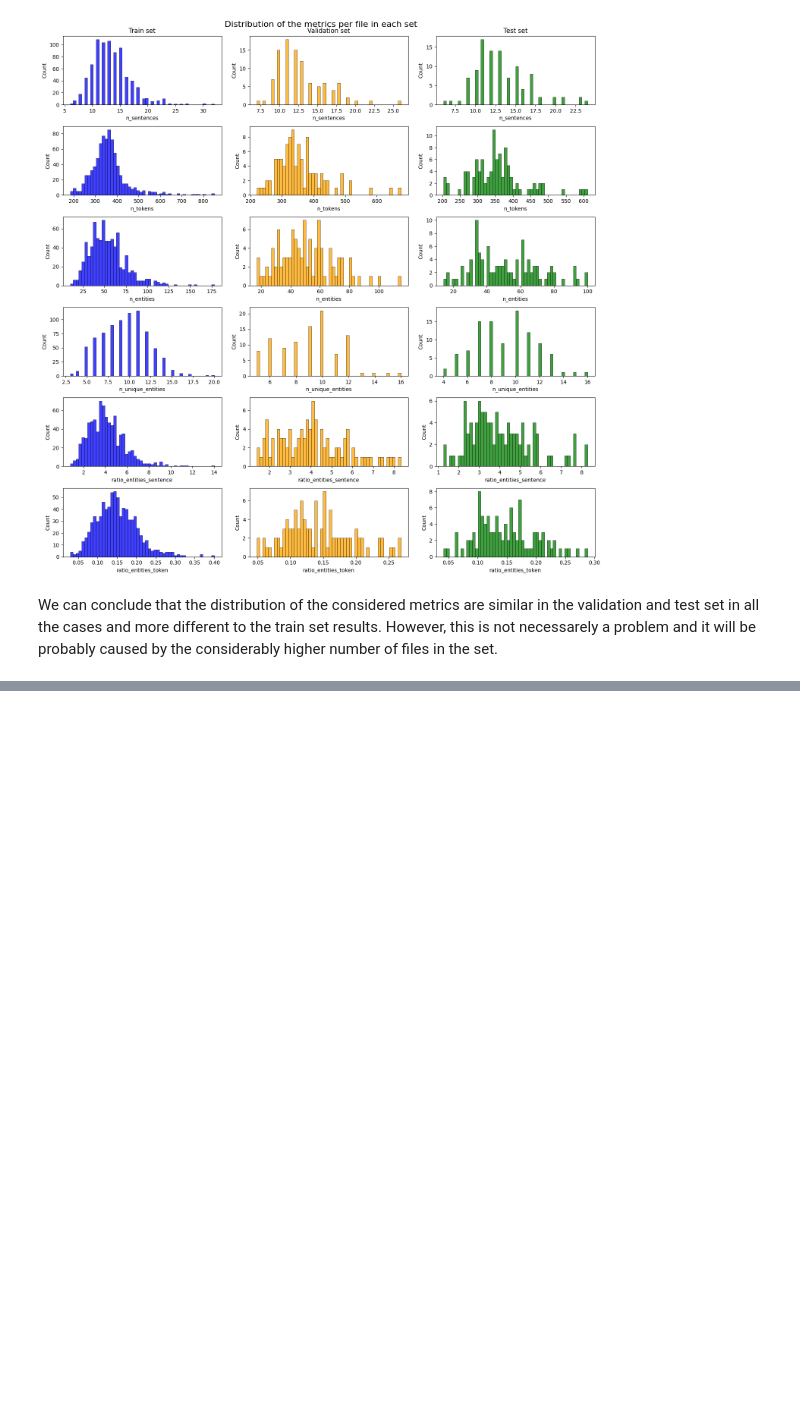
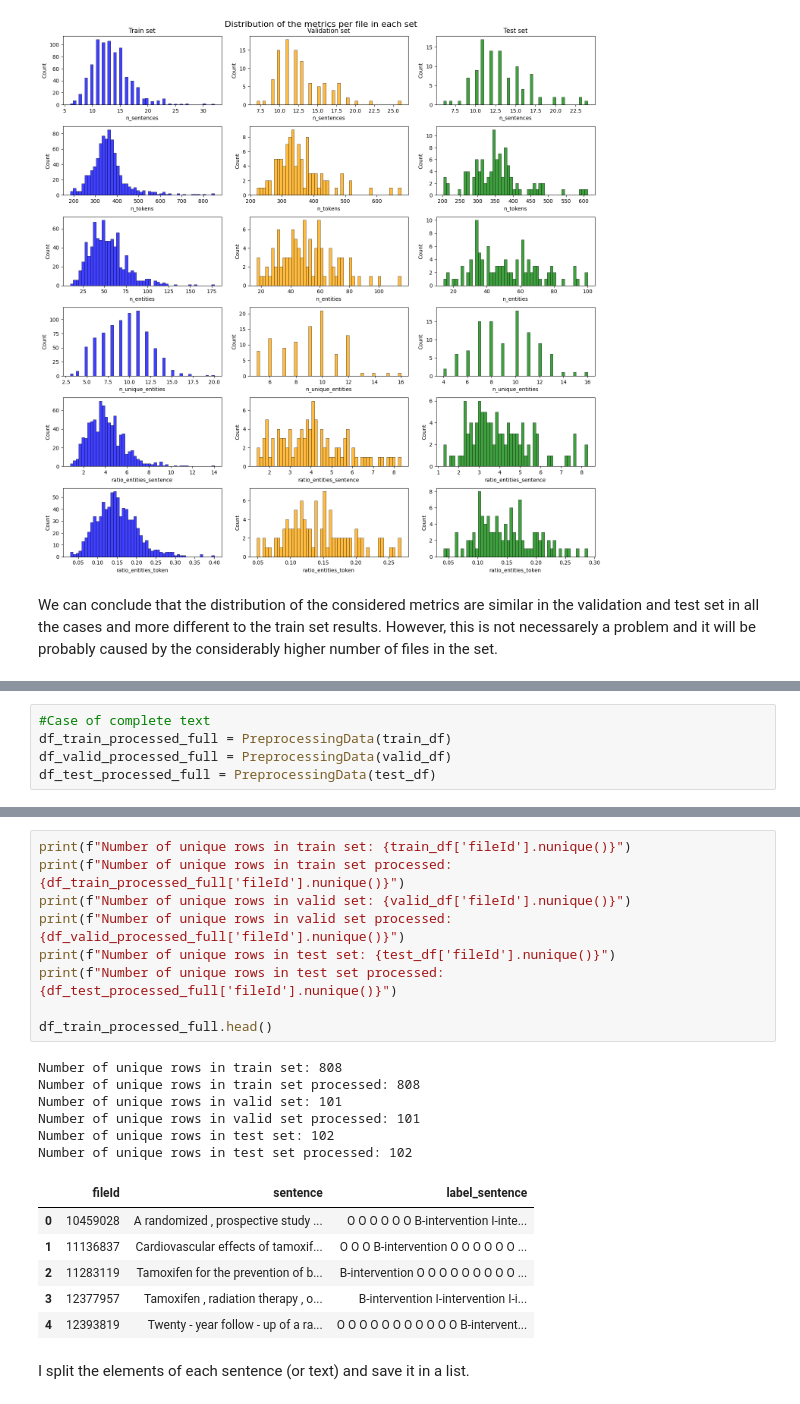
Before and after one commit to cuevascarlos/ClinicalTrials, a Jupyter notebook: PreProcessing.ipynb, the cells around one changed output, grey strips where cells are left out. Cells and saved outputs as stored; diff of their text form; blank space fills up the shorter version.

```diff
--- a/PreProcessing.ipynb
+++ b/PreProcessing.ipynb
@@ -431,0 +545,5 @@ We can conclude that the distribution of the considered metrics are similar in t
+# %%
+#Case of complete text
+df_train_processed_full = PreprocessingData(train_df)
+df_valid_processed_full = PreprocessingData(valid_df)
+df_test_processed_full = PreprocessingData(test_df)
@@ -431,0 +568,24 @@ We can conclude that the distribution of the considered metrics are similar in t
+# %%
+print(f"Number of unique rows in train set: {train_df['fileId'].nunique()}")
+print(f"Number of unique rows in train set processed: {df_train_processed_full['fileId'].nunique()}")
+print(f"Number of unique rows in valid set: {valid_df['fileId'].nunique()}")
+print(f"Number of unique rows in valid set processed: {df_valid_processed_full['fileId'].nunique()}")
+print(f"Number of unique rows in test set: {test_df['fileId'].nunique()}")
+print(f"Number of unique rows in test set processed: {df_test_processed_full['fileId'].nunique()}")
+
+df_train_processed_full.head()
+# %% [output]
+Number of unique rows in train set: 808
+Number of unique rows in train set processed: 808
+Number of unique rows in valid set: 101
+Number of unique rows in valid set processed: 101
+Number of unique rows in test set: 102
+Number of unique rows in test set processed: 102
+|  | fileId | sentence | label_sentence |
+| 0 | 10459028 | A randomized , prospective study ... | O O O O O O B-intervention I-inte... |
+| 1 | 11136837 | Cardiovascular effects of tamoxif... | O O O B-intervention O O O O O O ... |
+| 2 | 11283119 | Tamoxifen for the prevention of b... | B-intervention O O O O O O O O O ... |
+| 3 | 12377957 | Tamoxifen , radiation therapy , o... | B-intervention I-intervention I-i... |
+| 4 | 12393819 | Twenty - year follow - up of a ra... | O O O O O O O O O O O B-intervent... |
+# %% [markdown]
+I split the elements of each sentence (or text) and save it in a list.
```
Also changed, not shown: parts of 20 cells of this notebook.
